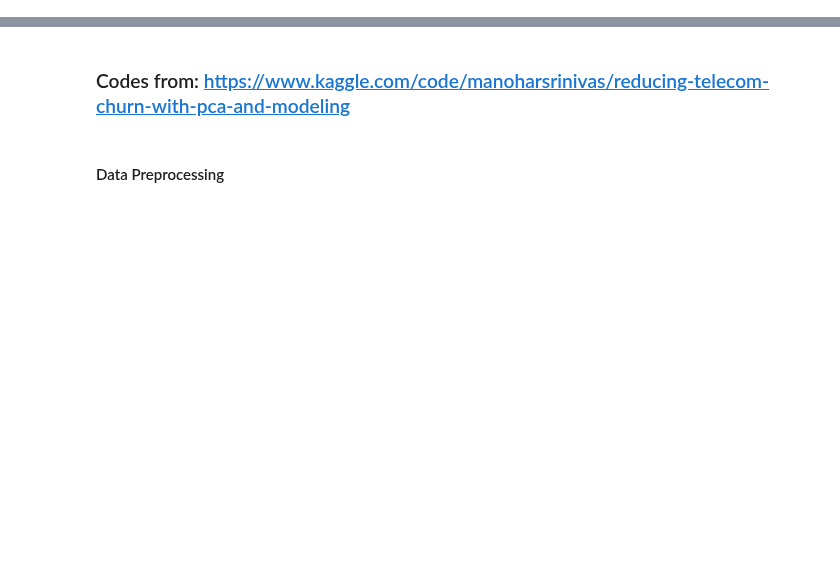
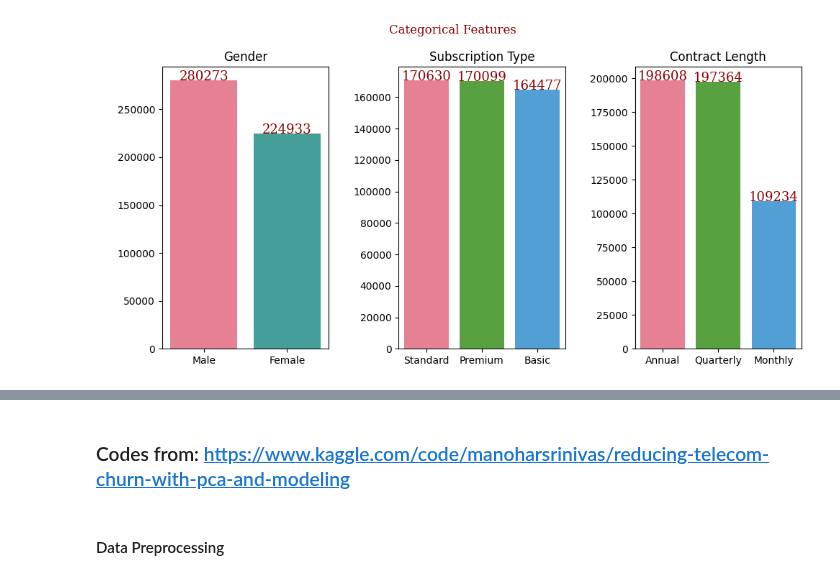
Before and after one commit to Johannes3001/AppliedML_Assign.01, a Jupyter notebook: Fredrik_Codes.ipynb, the cells around one changed output, grey strips where cells are left out. Cells and saved outputs as stored; diff of their text form; code cells hidden in the pictures; blank space fills up the shorter version.

```diff
--- a/Fredrik_Codes.ipynb
+++ b/Fredrik_Codes.ipynb
@@ -0,0 +55,20 @@
+# %%
+col_categorical = df.select_dtypes('object')
+
+fig = plt.figure(figsize = (10,5))
+fig.suptitle('Categorical Features' , fontdict = font)
+for i,j in enumerate(col_categorical):
+    ax = fig.add_subplot(1,3,i+1)
+    #Recalculate data frame
+    ax = sns.barplot(data = df[j].value_counts().sort_values(ascending = False).to_frame() ,x = df[j].value_counts().sort_values(ascending = False).to_frame().index, y = j , palette = 'husl' )
+    #Create text
+    text = df[j].value_counts()
+    for x,y in enumerate(text):
+        ax.text(x,y,y,horizontalalignment='center' , fontdict = font)
+    ax.set_ylabel(' ')
+    ax.set_xlabel('')
+    ax.set_title(j)
+
+plt.tight_layout()
+# %% [output]
+[figure, added]
```
Also changed, not shown: parts of 15 cells of this notebook.
